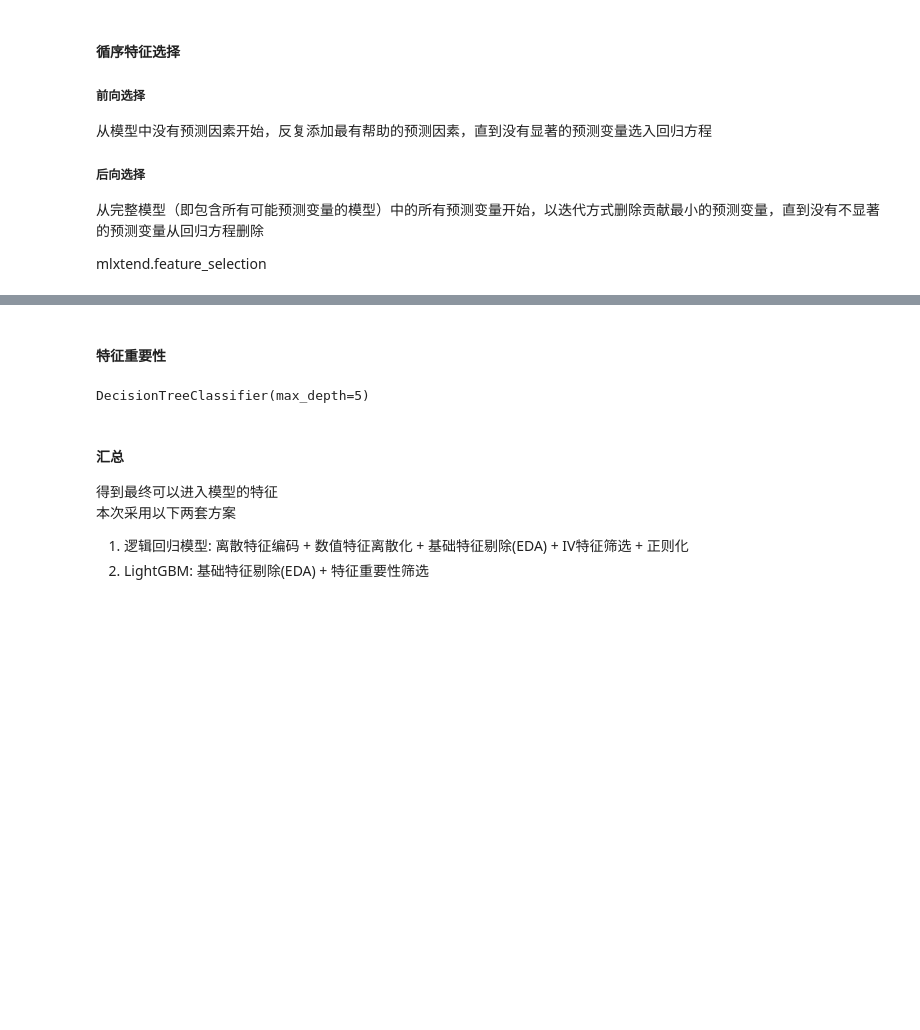
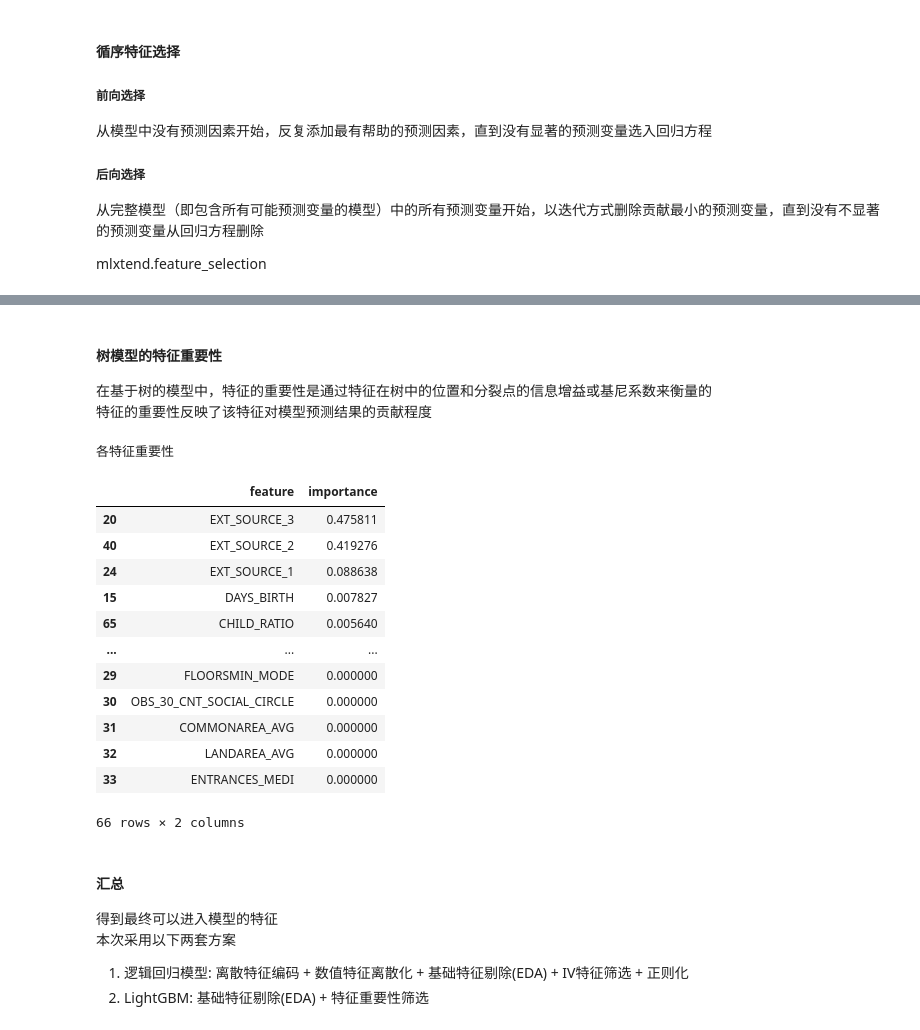
Before and after one commit to evilHamburger/home-credit-default-risk, a Jupyter notebook: notebooks/feature_engineering.ipynb, the cells around one changed output, grey strips where cells are left out. Saved outputs shown, nothing was run; the diff lists cells and outputs as text; code cells hidden in the pictures; blank space fills up the shorter version.

```diff
--- a/notebooks/feature_engineering.ipynb
+++ b/notebooks/feature_engineering.ipynb
@@ -656,16 +656,34 @@ from sklearn.linear_model import LogisticRegression
 lr = LogisticRegression(penalty = 'l1', C = 0.1)
 lr = LogisticRegression(penalty = 'l2', C = 0.1)
 lr = LogisticRegression(penalty = 'elasticnet', C = 0.1)
-# %% [markdown]
-#### 特征重要性
+# %% [markdown]
+#### 树模型的特征重要性
+在基于树的模型中，特征的重要性是通过特征在树中的位置和分裂点的信息增益或基尼系数来衡量的
+特征的重要性反映了该特征对模型预测结果的贡献程度
 # %%
 from sklearn.tree import DecisionTreeClassifier
 
 dt = DecisionTreeClassifier(max_depth = 5)
-dt.fit(train[encode_features], train['TARGET'])
-print('各特征重要性', dt.feature_importances_）
+dt.fit(train[ncandidates], train['TARGET'])
+
+importance_df = pd.DataFrame({'feature': ncandidates, 'importance': dt.feature_importances_})
+print('各特征重要性')
+importance_df.sort_values(by = 'importance', ascending = False)
 # %% [output]
-DecisionTreeClassifier(max_depth=5)
+各特征重要性
+|  | feature | importance |
+| 20 | EXT_SOURCE_3 | 0.475811 |
+| 40 | EXT_SOURCE_2 | 0.419276 |
+| 24 | EXT_SOURCE_1 | 0.088638 |
+| 15 | DAYS_BIRTH | 0.007827 |
+| 65 | CHILD_RATIO | 0.005640 |
+| ... | ... | ... |
+| 29 | FLOORSMIN_MODE | 0.000000 |
+| 30 | OBS_30_CNT_SOCIAL_CIRCLE | 0.000000 |
+| 31 | COMMONAREA_AVG | 0.000000 |
+| 32 | LANDAREA_AVG | 0.000000 |
+| 33 | ENTRANCES_MEDI | 0.000000 |
+66 rows × 2 columns
 # %% [markdown]
 #### 汇总
 得到最终可以进入模型的特征
```
Also changed, not shown: parts of 18 cells of this notebook.
